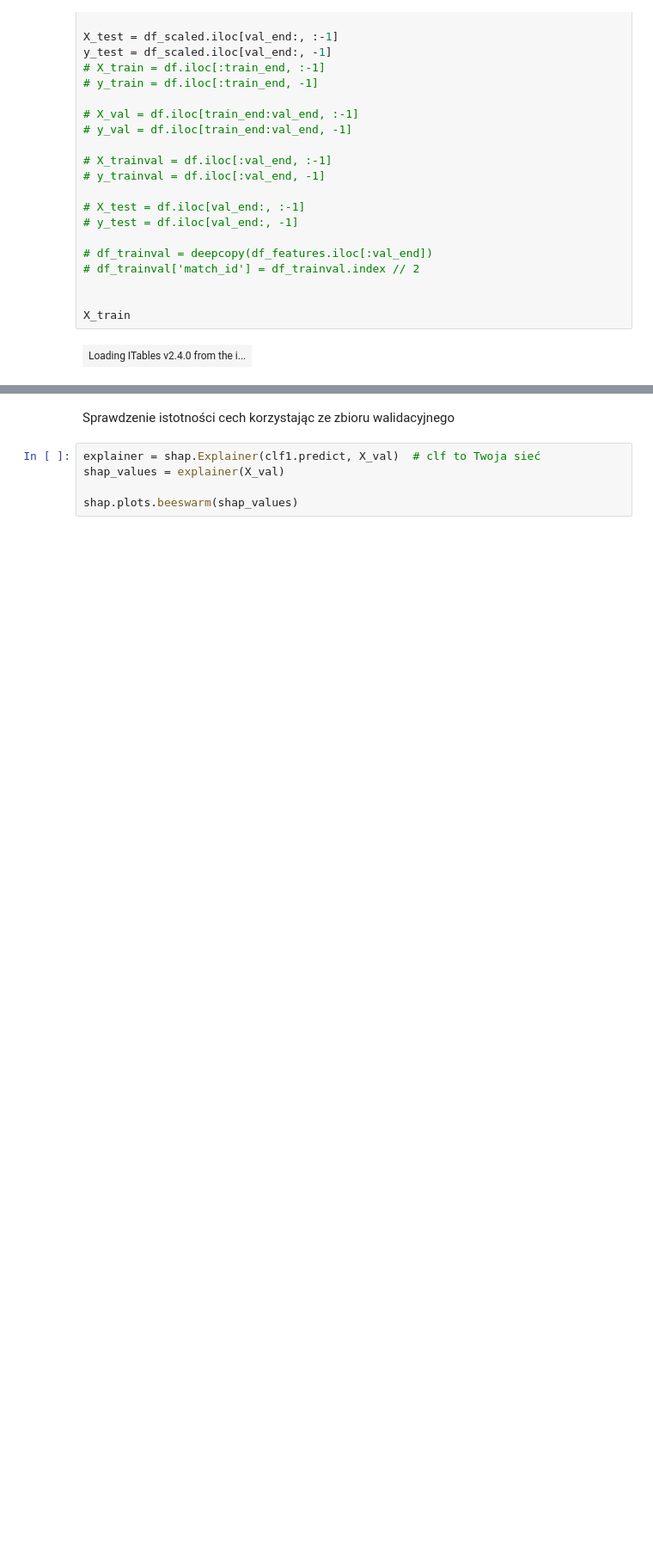
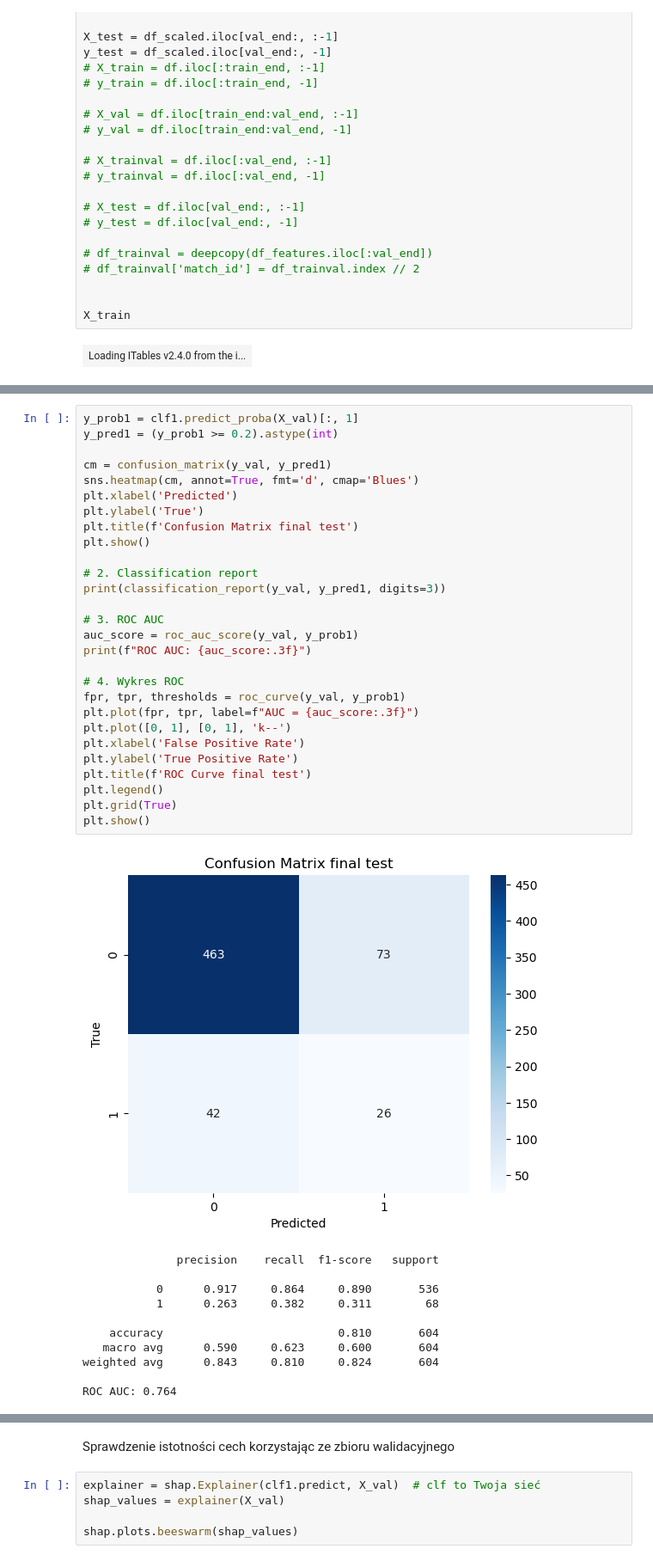
Before and after one commit to gcichy/master_project, a Jupyter notebook: model_creation/nn_model_creation.ipynb, the cells around one changed output, grey strips where cells are left out. Shown at 86% size. Cells and saved outputs as stored; diff of their text form; blank space fills up the shorter version.

```diff
--- a/model_creation/nn_model_creation.ipynb
+++ b/model_creation/nn_model_creation.ipynb
@@ -204,0 +201,40 @@ ROC AUC: 0.493
+# %%
+y_prob1 = clf1.predict_proba(X_val)[:, 1]
+y_pred1 = (y_prob1 >= 0.2).astype(int)
+
+cm = confusion_matrix(y_val, y_pred1)
+sns.heatmap(cm, annot=True, fmt='d', cmap='Blues')
+plt.xlabel('Predicted')
+plt.ylabel('True')
+plt.title(f'Confusion Matrix final test')
+plt.show()
+
+# 2. Classification report
+print(classification_report(y_val, y_pred1, digits=3))
+
+# 3. ROC AUC
+auc_score = roc_auc_score(y_val, y_prob1)
+print(f"ROC AUC: {auc_score:.3f}")
+
+# 4. Wykres ROC
+fpr, tpr, thresholds = roc_curve(y_val, y_prob1)
+plt.plot(fpr, tpr, label=f"AUC = {auc_score:.3f}")
+plt.plot([0, 1], [0, 1], 'k--')
+plt.xlabel('False Positive Rate')
+plt.ylabel('True Positive Rate')
+plt.title(f'ROC Curve final test')
+plt.legend()
+plt.grid(True)
+plt.show()
+# %% [output]
+[figure, added]
+              precision    recall  f1-score   support
+
+           0      0.917     0.864     0.890       536
+           1      0.263     0.382     0.311        68
+
+    accuracy                          0.810       604
+   macro avg      0.590     0.623     0.600       604
+weighted avg      0.843     0.810     0.824       604
+
+ROC AUC: 0.764
```
Also changed, not shown: parts of 27 cells of this notebook.
